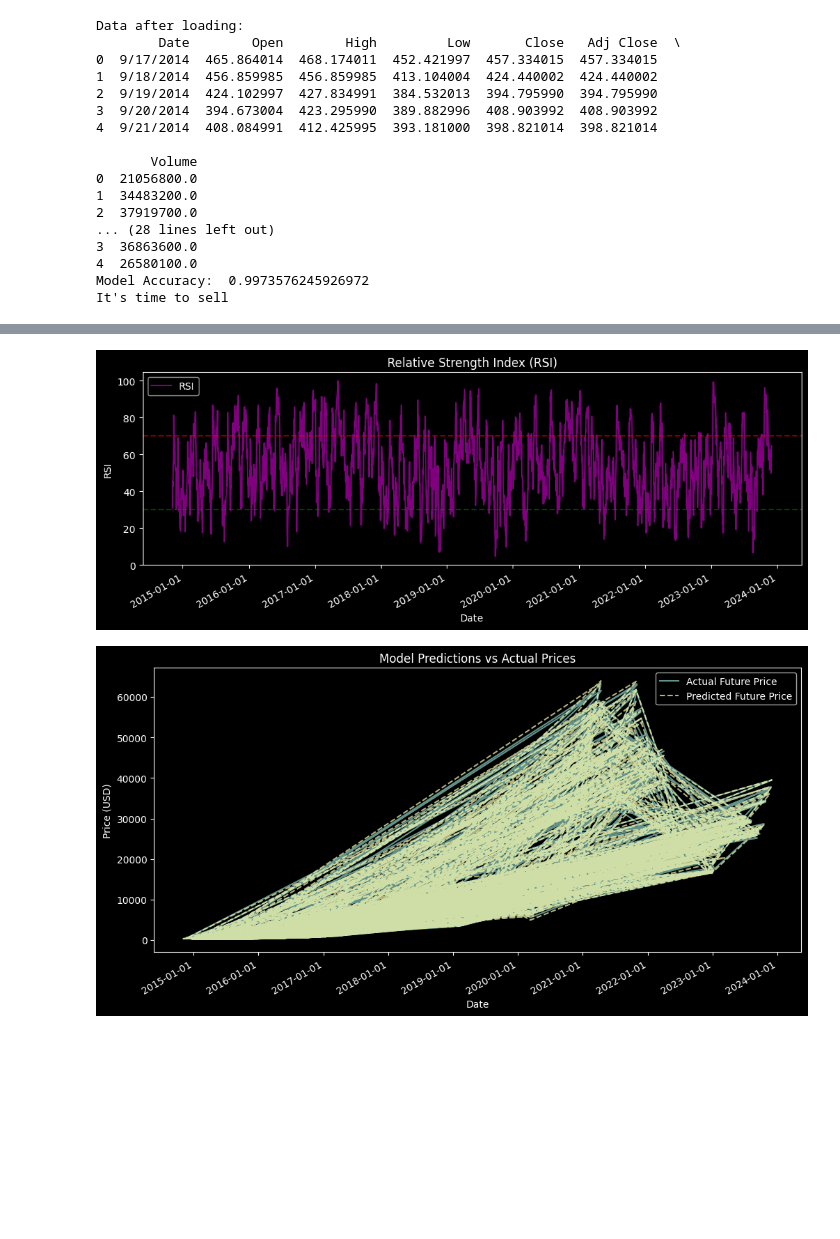
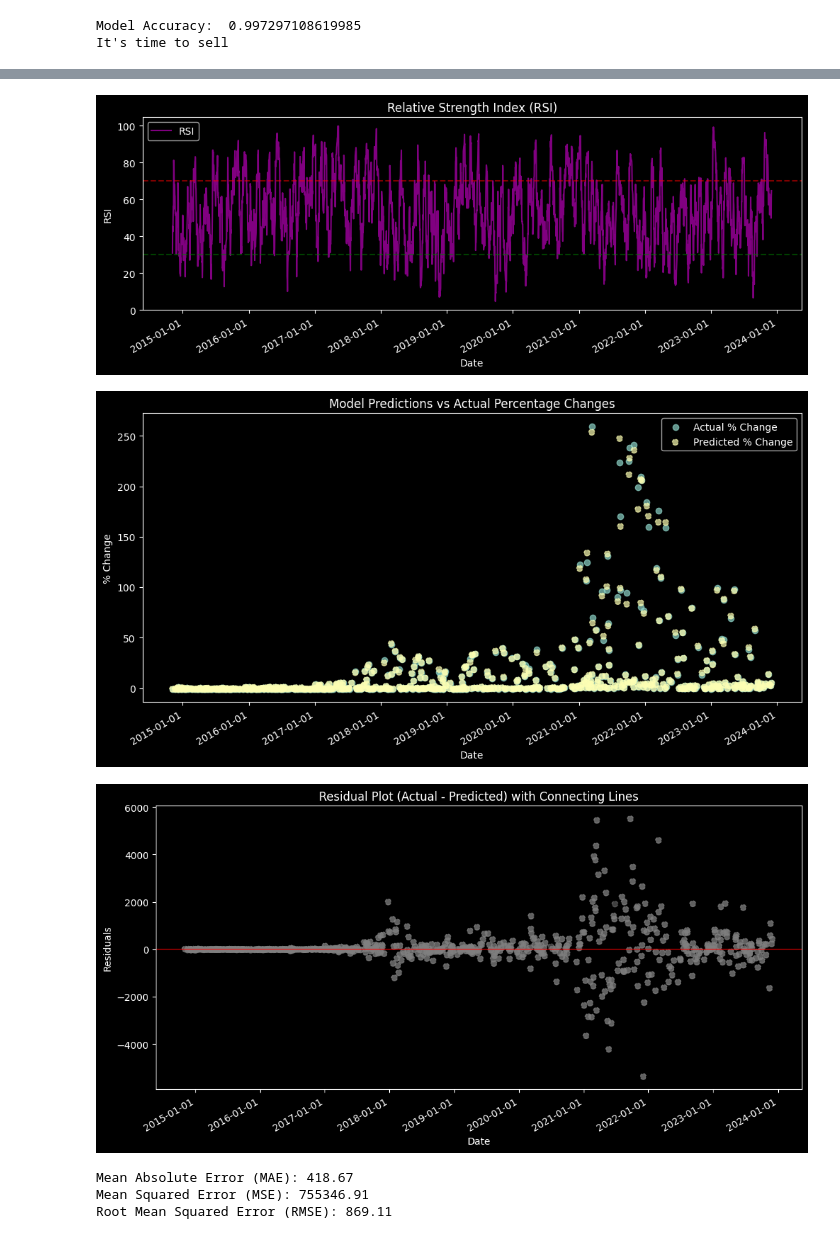
Before and after one commit to aqsnyder/playground, a Jupyter notebook: profit_max.ipynb, the cells around one changed output, grey strips where cells are left out. Saved outputs shown, nothing was run; the diff lists cells and outputs as text; code cells hidden in the pictures; blank space fills up the shorter version.

```diff
--- a/profit_max.ipynb
+++ b/profit_max.ipynb
@@ -39,20 +39,6 @@ def compute_rsi(data, window=14):
 # Load the new historical data
 file_path = 'BTC-USD.csv'
 historical_data = pd.read_csv(file_path)
-
-#------------------------
-# After loading the data
-print("Data after loading:")
-print(historical_data.head())
-
-# After date conversion
-historical_data['Date'] = pd.to_datetime(historical_data['Date'], format='%m/%d/%Y')
-print("Data after date conversion:")
-print(historical_data.head())
-
-print("Data after numeric and float conversions:")
-print(historical_data.head())
-#------------------------
 
 # Convert 'Date' column to datetime and set as index
 historical_data['Date'] = pd.to_datetime(historical_data['Date'], format='%m/%d/%Y')
@@ -130,53 +116,73 @@ plt.ylabel('Price (USD)')
 plt.legend()
 plt.gca().xaxis.set_major_locator(mdates.AutoDateLocator())
 plt.gca().xaxis.set_major_formatter(mdates.DateFormatter('%Y-%m-%d'))
 plt.gcf().autofmt_xdate()  # Auto-rotate dates
 plt.show()
 
 # Plotting RSI
 plt.figure(figsize=(12, 4))
 plt.plot(historical_data.index, historical_data['RSI'], label='RSI', color='purple')
 plt.axhline(70, color='red', linestyle='--', alpha=0.5)  # Overbought line
 plt.axhline(30, color='green', linestyle='--', alpha=0.5)  # Oversold line
 plt.title('Relative Strength Index (RSI)')
 plt.xlabel('Date')
 plt.ylabel('RSI')
 plt.legend()
 plt.gca().xaxis.set_major_locator(mdates.AutoDateLocator())
 plt.gca().xaxis.set_major_formatter(mdates.DateFormatter('%Y-%m-%d'))
 plt.gcf().autofmt_xdate()  # Auto-rotate dates
 plt.show()
 
-# Plotting Model Predictions vs Actual Prices
+# Calculate percentage changes
+actual_pct_change = y_test.pct_change()
+predicted_pct_change = pd.Series(predictions).pct_change()
+
+# Plot percentage changes
 plt.figure(figsize=(12, 6))
-plt.plot(y_test.index, y_test, label='Actual Future Price', alpha=0.7)
-plt.plot(y_test.index, predictions, label='Predicted Future Price', alpha=0.7, linestyle='--')
-plt.title('Model Predictions vs Actual Prices')
+plt.scatter(y_test.index, actual_pct_change, label='Actual % Change', alpha=0.7)
+plt.scatter(y_test.index, predicted_pct_change, label='Predicted % Change', alpha=0.7, linestyle='--')
+plt.title('Model Predictions vs Actual Percentage Changes')
 plt.xlabel('Date')
-plt.ylabel('Price (USD)')
+plt.ylabel('% Change')
 plt.legend()
 plt.gca().xaxis.set_major_locator(mdates.AutoDateLocator())
 plt.gca().xaxis.set_major_formatter(mdates.DateFormatter('%Y-%m-%d'))
-plt.gcf().autofmt_xdate()  # Auto-rotate dates
+plt.gcf().autofmt_xdate()
 plt.show()
+
+# Calculate residuals
+residuals = y_test - predictions
+
+# Plot residuals with connecting lines
+plt.figure(figsize=(12, 6))
+for i in range(1, len(y_test)):
+    plt.scatter([y_test.index[i - 1], y_test.index[i]], [residuals.iloc[i - 1], residuals.iloc[i]], color='green', linestyle='--', alpha=0.5)
+
+plt.axhline(0, color='red', linestyle='-', alpha=0.5)  # Horizontal line at y=0
+plt.title('Residual Plot (Actual - Predicted) with Connecting Lines')
+plt.xlabel('Date')
+plt.ylabel('Residuals')
+plt.gca().xaxis.set_major_locator(mdates.AutoDateLocator())
+plt.gca().xaxis.set_major_formatter(mdates.DateFormatter('%Y-%m-%d'))
+plt.gcf().autofmt_xdate()
+plt.show()
+
+from sklearn.metrics import mean_absolute_error, mean_squared_error
+
+mae = mean_absolute_error(y_test, predictions)
+mse = mean_squared_error(y_test, predictions)
+rmse = np.sqrt(mse)
+
+print(f"Mean Absolute Error (MAE): {mae:.2f}")
+print(f"Mean Squared Error (MSE): {mse:.2f}")
+print(f"Root Mean Squared Error (RMSE): {rmse:.2f}")
 # %% [output]
-Data after loading:
-        Date        Open        High         Low       Close   Adj Close  \
-0  9/17/2014  465.864014  468.174011  452.421997  457.334015  457.334015
-1  9/18/2014  456.859985  456.859985  413.104004  424.440002  424.440002
-2  9/19/2014  424.102997  427.834991  384.532013  394.795990  394.795990
-3  9/20/2014  394.673004  423.295990  389.882996  408.903992  408.903992
-4  9/21/2014  408.084991  412.425995  393.181000  398.821014  398.821014
-
-       Volume
-0  21056800.0
-1  34483200.0
-2  37919700.0
-... (28 lines left out)
-3  36863600.0
-4  26580100.0
-Model Accuracy:  0.9973576245926972
+Model Accuracy:  0.997297108619985
 It's time to sell
 [figure]
 [figure]
-[figure, old version]
+[figure, new version]
+[figure, added]
+Mean Absolute Error (MAE): 418.67
+Mean Squared Error (MSE): 755346.91
+Root Mean Squared Error (RMSE): 869.11
```
